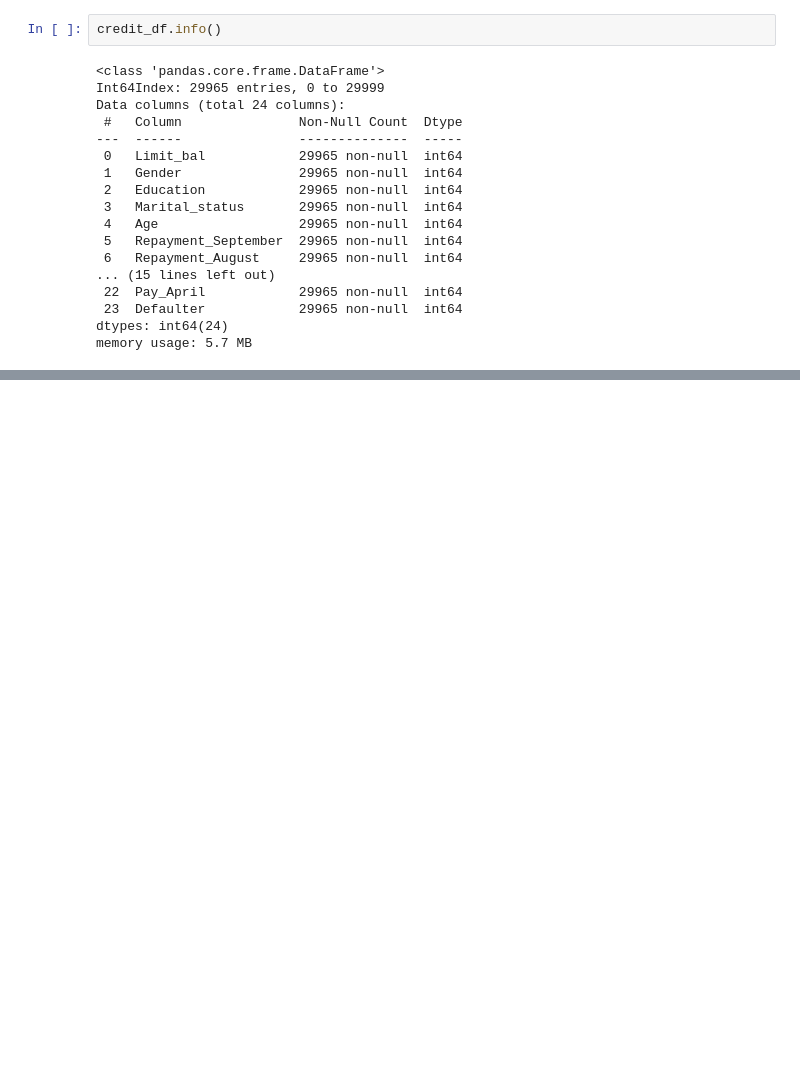
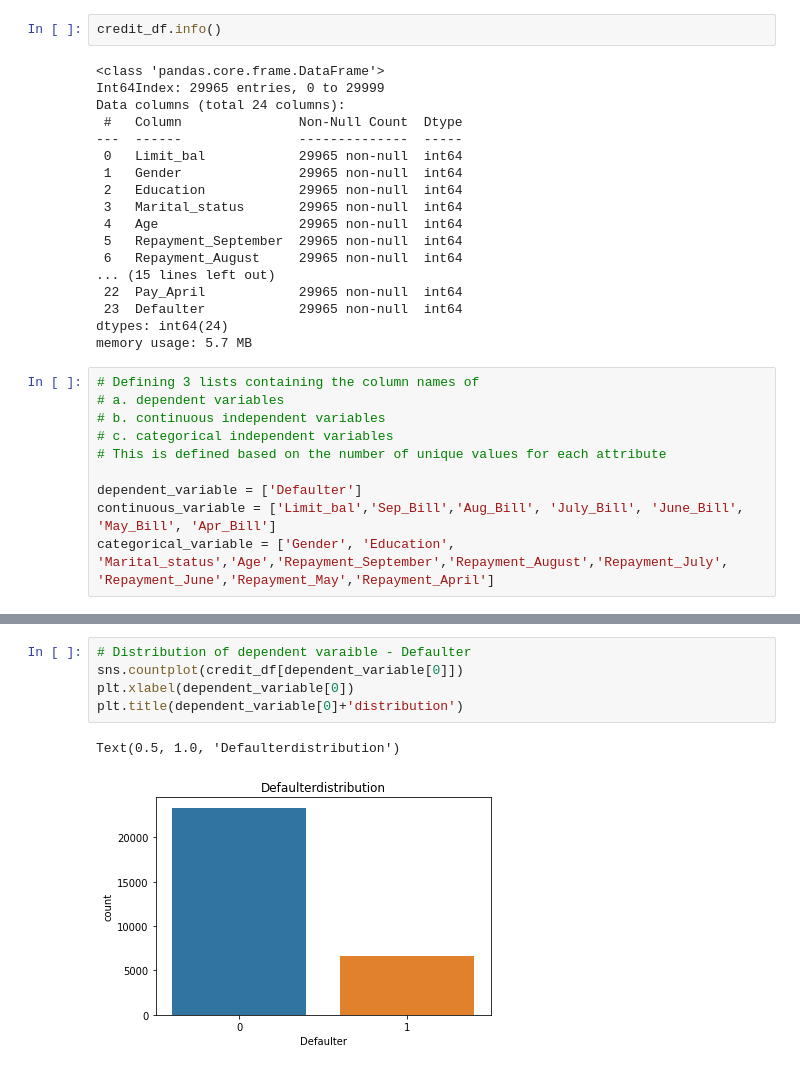
Before and after one commit to dileep-rawat/Capstone_Project_3-Credit_Card_default_Prediction, a Jupyter notebook: Credit_Card_Default_Prediction_Capstone_Project.ipynb, the cells around one changed output, grey strips where cells are left out. Drawn from its saved outputs; the diff is of its cells as text; blank space fills up the shorter version.

```diff
--- a/Credit_Card_Default_Prediction_Capstone_Project.ipynb
+++ b/Credit_Card_Default_Prediction_Capstone_Project.ipynb
@@ -199,3 +243,13 @@ Data columns (total 24 columns):
  23  Defaulter            29965 non-null  int64
 dtypes: int64(24)
 memory usage: 5.7 MB
+# %%
+# Defining 3 lists containing the column names of
+# a. dependent variables
+# b. continuous independent variables
+# c. categorical independent variables
+# This is defined based on the number of unique values for each attribute
+
+dependent_variable = ['Defaulter']
+continuous_variable = ['Limit_bal','Sep_Bill','Aug_Bill', 'July_Bill', 'June_Bill', 'May_Bill', 'Apr_Bill']
+categorical_variable = ['Gender', 'Education', 'Marital_status','Age','Repayment_September','Repayment_August','Repayment_July', 'Repayment_June','Repayment_May','Repayment_April']
@@ -201,0 +268,8 @@ memory usage: 5.7 MB
+# %%
+# Distribution of dependent varaible - Defaulter
+sns.countplot(credit_df[dependent_variable[0]])
+plt.xlabel(dependent_variable[0])
+plt.title(dependent_variable[0]+'distribution')
+# %% [output]
+Text(0.5, 1.0, 'Defaulterdistribution')
+[figure, added]
```
Also changed, not shown: parts of 26 cells of this notebook.
